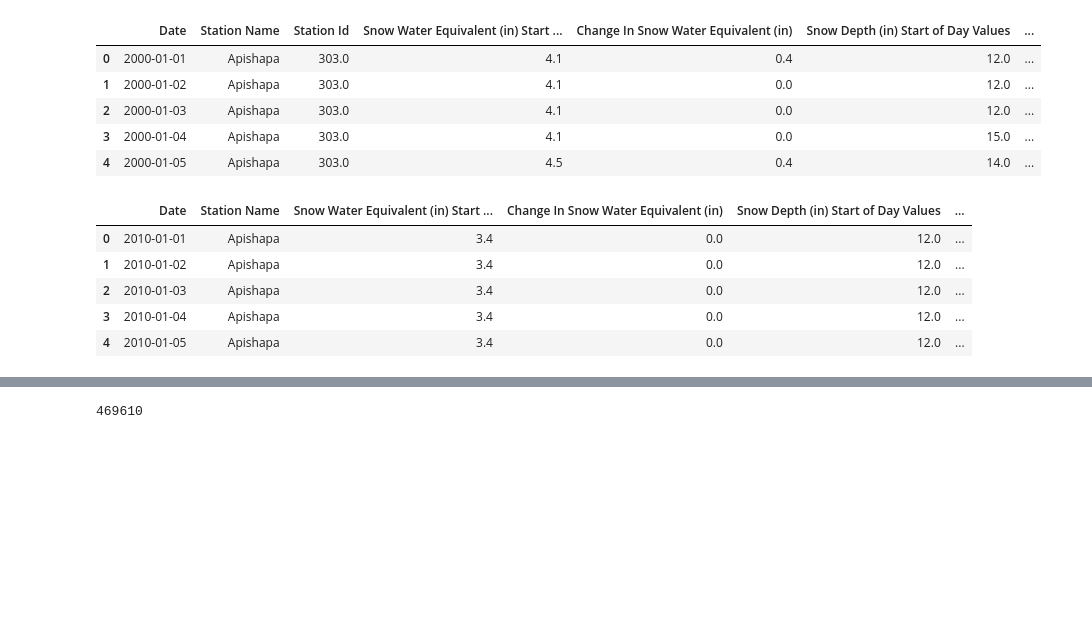
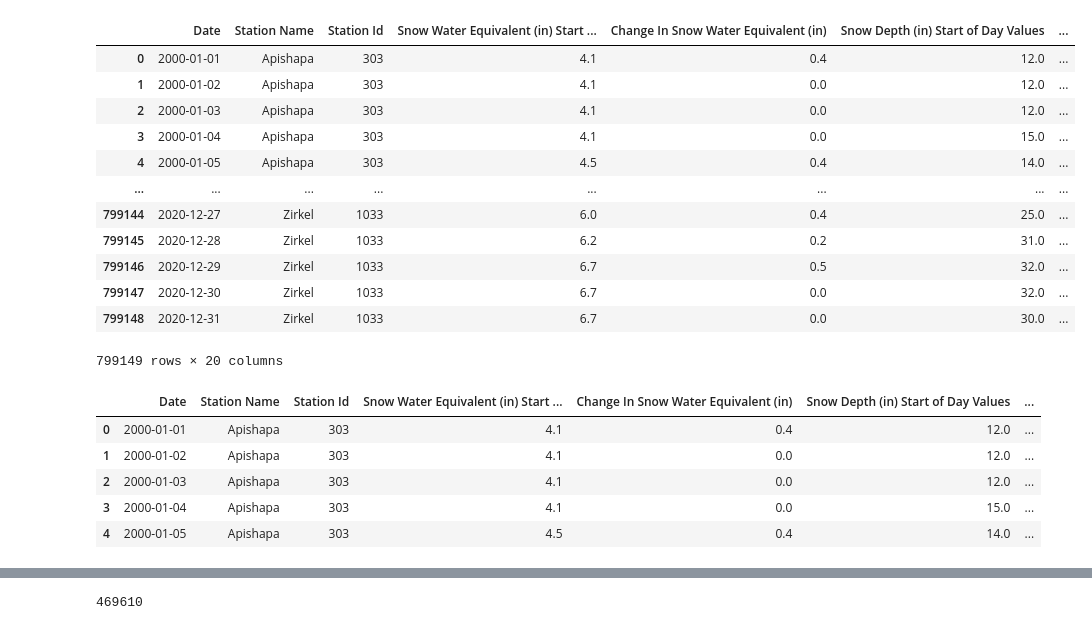
Before and after one commit to MtSopris/Snow_Predictor, a Jupyter notebook: static/py/SnowFallData.ipynb, the cells around one changed output, grey strips where cells are left out. Cells and saved outputs as stored; diff of their text form; code cells hidden in the pictures; blank space fills up the shorter version.

Commit message:
added expanded data files and py line regress

```diff
--- a/static/py/SnowFallData.ipynb
+++ b/static/py/SnowFallData.ipynb
@@ -6,35 +6,42 @@ import glob
 import os
 # %%
 #bring in file path
-path = r'../Data'
+path = r'../Data/exp_data'
 #use glob to read through all files
 all_files=glob.glob(path + "/*.csv")
 #create empty list to fill with csv data
 li =[]
 #create for loop to reach through each file and append to li
 for filename in all_files:
     snowDataDf=pd.read_csv(filename, index_col=None, header=0)
     li.append(snowDataDf)
 
 snowframe = pd.concat(li, axis=0, ignore_index=True)
-snowframe.head()
+snowframe
 # %% [output]
 |  | Date | Station Name | Station Id | Snow Water Equivalent (in) Start ... | Change In Snow Water Equivalent (in) | Snow Depth (in) Start of Day Values | ... |
-| 0 | 2000-01-01 | Apishapa | 303.0 | 4.1 | 0.4 | 12.0 | ... |
-| 1 | 2000-01-02 | Apishapa | 303.0 | 4.1 | 0.0 | 12.0 | ... |
-| 2 | 2000-01-03 | Apishapa | 303.0 | 4.1 | 0.0 | 12.0 | ... |
-| 3 | 2000-01-04 | Apishapa | 303.0 | 4.1 | 0.0 | 15.0 | ... |
-| 4 | 2000-01-05 | Apishapa | 303.0 | 4.5 | 0.4 | 14.0 | ... |
+| 0 | 2000-01-01 | Apishapa | 303 | 4.1 | 0.4 | 12.0 | ... |
+| 1 | 2000-01-02 | Apishapa | 303 | 4.1 | 0.0 | 12.0 | ... |
+| 2 | 2000-01-03 | Apishapa | 303 | 4.1 | 0.0 | 12.0 | ... |
+| 3 | 2000-01-04 | Apishapa | 303 | 4.1 | 0.0 | 15.0 | ... |
+| 4 | 2000-01-05 | Apishapa | 303 | 4.5 | 0.4 | 14.0 | ... |
+| ... | ... | ... | ... | ... | ... | ... | ... |
+| 799144 | 2020-12-27 | Zirkel | 1033 | 6.0 | 0.4 | 25.0 | ... |
+| 799145 | 2020-12-28 | Zirkel | 1033 | 6.2 | 0.2 | 31.0 | ... |
+| 799146 | 2020-12-29 | Zirkel | 1033 | 6.7 | 0.5 | 32.0 | ... |
+| 799147 | 2020-12-30 | Zirkel | 1033 | 6.7 | 0.0 | 32.0 | ... |
+| 799148 | 2020-12-31 | Zirkel | 1033 | 6.7 | 0.0 | 30.0 | ... |
+799149 rows × 20 columns
 # %%
-cleanSnowDf=snowframe.drop(['Station Id','Unnamed: 12'],axis=1)
+cleanSnowDf=snowframe.drop(['Unnamed: 19'],axis=1)
 cleanSnowDf.head()
 # %% [output]
-|  | Date | Station Name | Snow Water Equivalent (in) Start ... | Change In Snow Water Equivalent (in) | Snow Depth (in) Start of Day Values | ... |
-| 0 | 2010-01-01 | Apishapa | 3.4 | 0.0 | 12.0 | ... |
-| 1 | 2010-01-02 | Apishapa | 3.4 | 0.0 | 12.0 | ... |
-| 2 | 2010-01-03 | Apishapa | 3.4 | 0.0 | 12.0 | ... |
-| 3 | 2010-01-04 | Apishapa | 3.4 | 0.0 | 12.0 | ... |
-| 4 | 2010-01-05 | Apishapa | 3.4 | 0.0 | 12.0 | ... |
+|  | Date | Station Name | Station Id | Snow Water Equivalent (in) Start ... | Change In Snow Water Equivalent (in) | Snow Depth (in) Start of Day Values | ... |
+| 0 | 2000-01-01 | Apishapa | 303 | 4.1 | 0.4 | 12.0 | ... |
+| 1 | 2000-01-02 | Apishapa | 303 | 4.1 | 0.0 | 12.0 | ... |
+| 2 | 2000-01-03 | Apishapa | 303 | 4.1 | 0.0 | 12.0 | ... |
+| 3 | 2000-01-04 | Apishapa | 303 | 4.1 | 0.0 | 15.0 | ... |
+| 4 | 2000-01-05 | Apishapa | 303 | 4.5 | 0.4 | 14.0 | ... |
 # %%
 len(cleanSnowDf.index)
 # %% [output]
```
Also changed, not shown: parts of 3 cells of this notebook, 29 other files.
